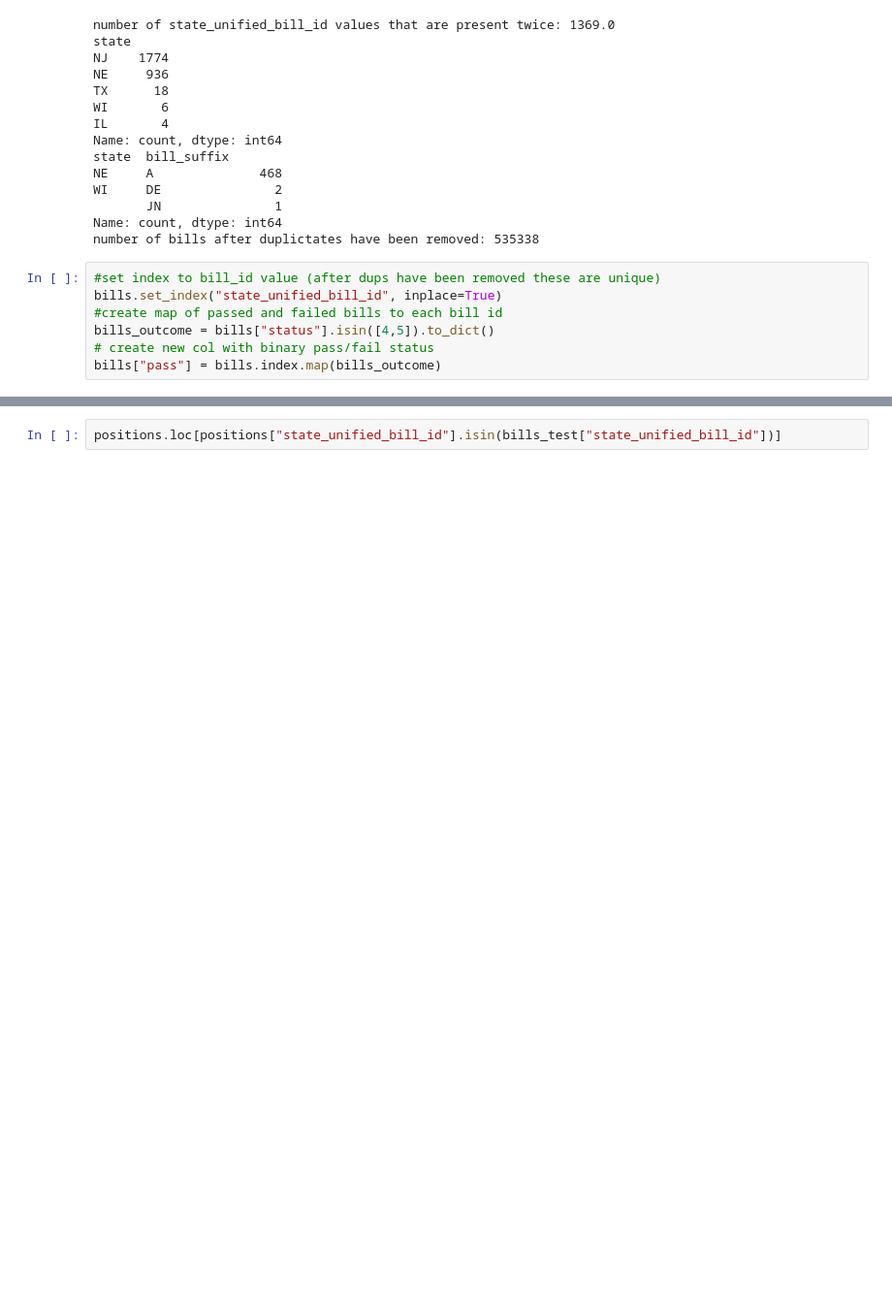
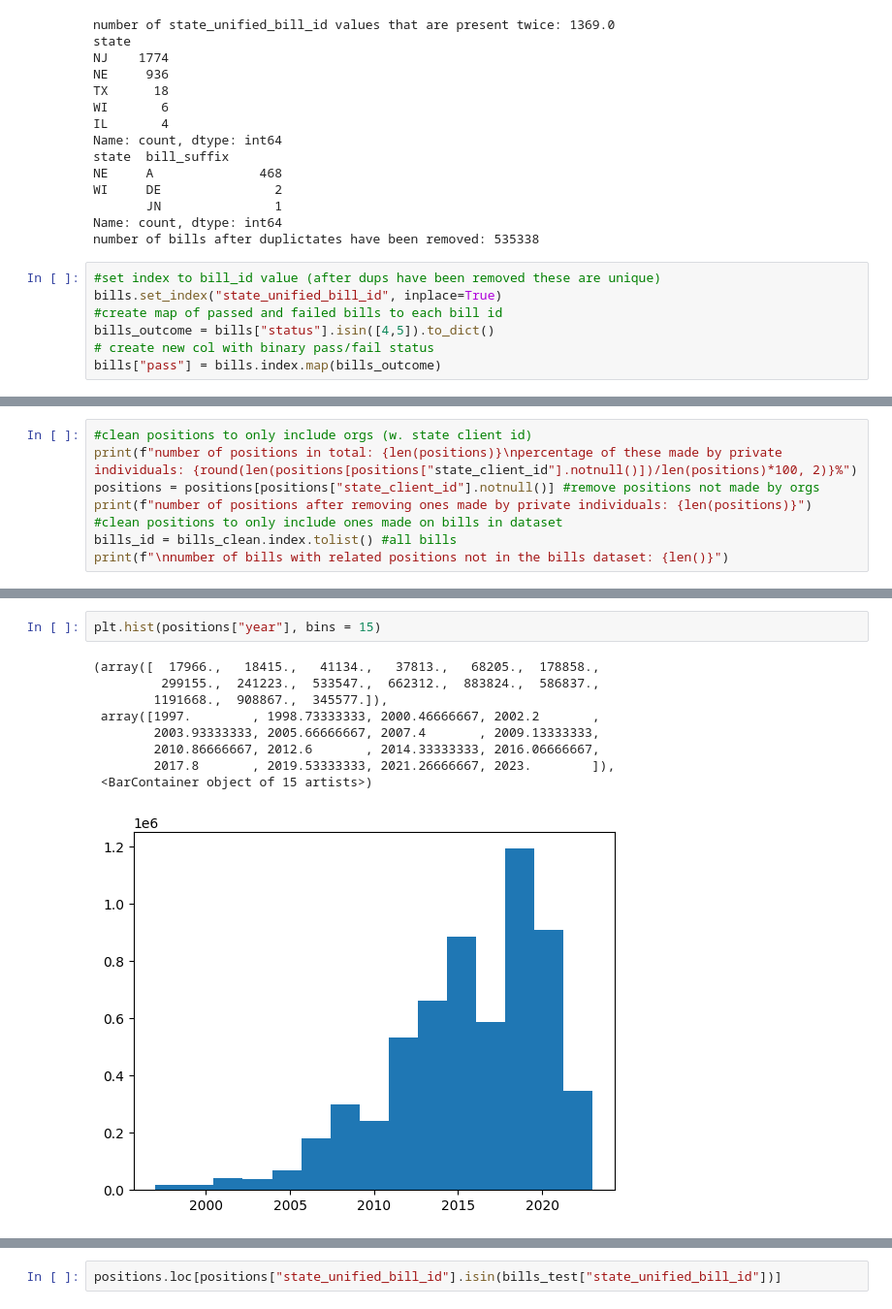
Before and after one commit to lrahbek/DPF_exam, a Jupyter notebook: src/eda1.ipynb, the cells around one changed output, grey strips where cells are left out. Shown at 97% size. Saved outputs shown, nothing was run; the diff lists cells and outputs as text; blank space fills up the shorter version.

```diff
--- a/src/eda1.ipynb
+++ b/src/eda1.ipynb
@@ -142,0 +233,8 @@ blocks = pd.read_parquet("data/block_assignments.parquet")
+# %%
+#clean positions to only include orgs (w. state client id)
+print(f"number of positions in total: {len(positions)}\npercentage of these made by private individuals: {round(len(positions[positions["state_client_id"].notnull()])/len(positions)*100, 2)}%")
+positions = positions[positions["state_client_id"].notnull()] #remove positions not made by orgs
+print(f"number of positions after removing ones made by private individuals: {len(positions)}")
+#clean positions to only include ones made on bills in dataset
+bills_id = bills_clean.index.tolist() #all bills
+print(f"\nnumber of bills with related positions not in the bills dataset: {len()}")
@@ -142,0 +277,12 @@ blocks = pd.read_parquet("data/block_assignments.parquet")
+# %%
+plt.hist(positions["year"], bins = 15)
+# %% [output]
+(array([  17966.,   18415.,   41134.,   37813.,   68205.,  178858.,
+         299155.,  241223.,  533547.,  662312.,  883824.,  586837.,
+        1191668.,  908867.,  345577.]),
+ array([1997.        , 1998.73333333, 2000.46666667, 2002.2       ,
+        2003.93333333, 2005.66666667, 2007.4       , 2009.13333333,
+        2010.86666667, 2012.6       , 2014.33333333, 2016.06666667,
+        2017.8       , 2019.53333333, 2021.26666667, 2023.        ]),
+ <BarContainer object of 15 artists>)
+[figure, added]
```
Also changed, not shown: parts of 45 cells of this notebook, 5 other files.
